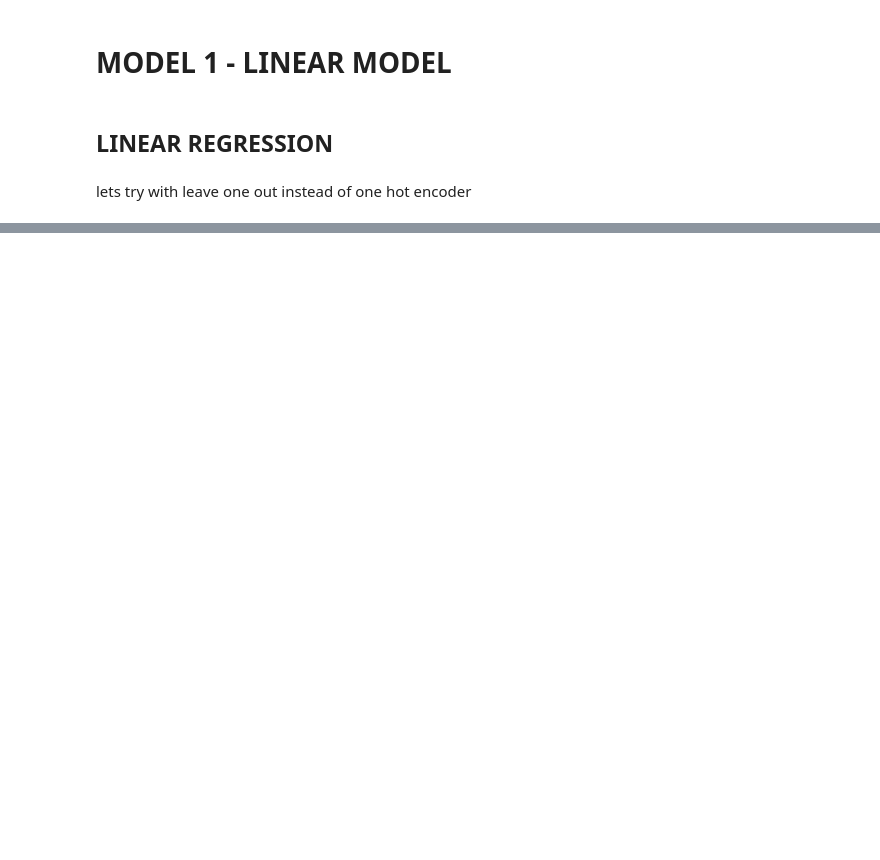
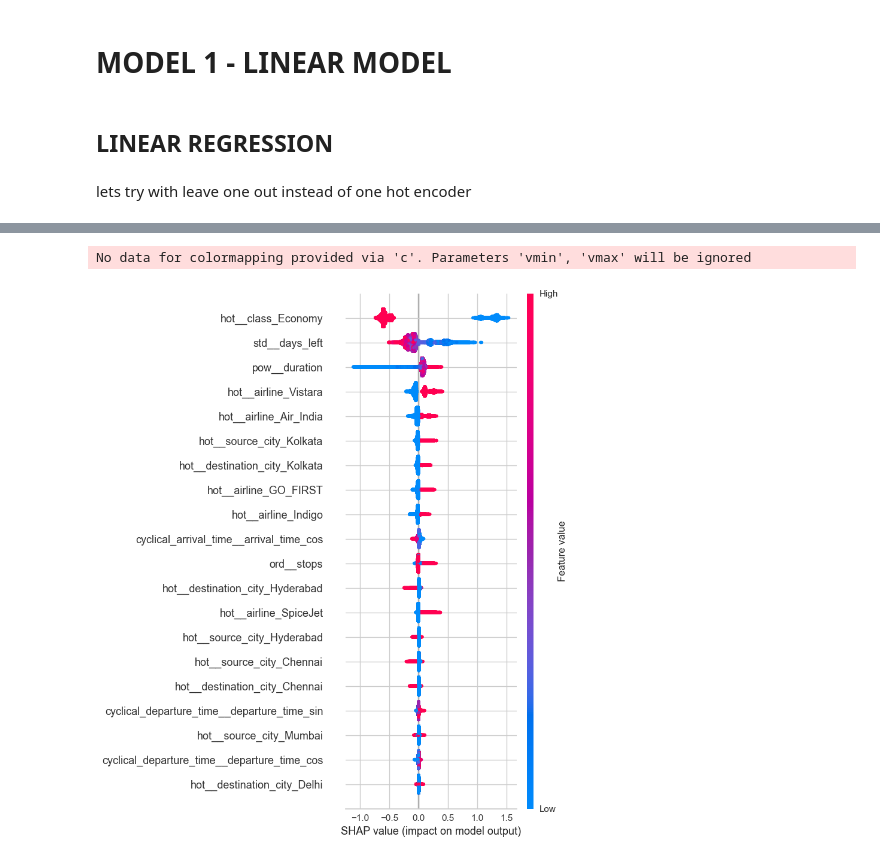
Before and after one commit to baldogiovine/763691, a Jupyter notebook: flights_provola.ipynb, the cells around one changed output, grey strips where cells are left out. Saved outputs shown, nothing was run; the diff lists cells and outputs as text; code cells hidden in the pictures; blank space fills up the shorter version.

```diff
--- a/flights_provola.ipynb
+++ b/flights_provola.ipynb
@@ -784,0 +1000,3 @@ visualizer()
+# %%
+model = RandomForestRegressor()
+model.fit(X_train, y_train.ravel())
@@ -784,0 +1022,3 @@ visualizer()
+# %%
+X_train_ct = ctc.fit_transform(X_train)
+X_test_ct = ctc.transform(X_test)
@@ -784,0 +1033,3 @@ visualizer()
+# %%
+model = HistGradientBoostingRegressor()
+model.fit(X_train_ct, y_train.ravel()) #,  sample_weight=weights
@@ -784,0 +1071,20 @@ visualizer()
+# %%
+shap.initjs()
+
+feature_names = ctc.get_feature_names_out()
+
+explainer = shap.Explainer(model)
+shap_values = explainer(X_test_ct) #capire se si deve usare X_train o X_test
+
+# Get the absolute SHAP values for each feature
+abs_shap_values = np.abs(shap_values.values).mean(0)
+
+# Sort the features by average absolute SHAP value
+importance_order = np.argsort(abs_shap_values)[::-1]
+
+X_train_ct = pd.DataFrame(X_test_ct, columns=feature_names) #capire se si deve usare X_train o X_test
+
+# Print the feature importance ranking
+print("Feature importance ranking:")
+for i in importance_order:
+    print(X_train_ct.columns[i], abs_shap_values[i])
@@ -784,0 +1114,5 @@ visualizer()
+# %%
+shap.summary_plot(shap_values, X_train_ct)
+# %% [output]
+No data for colormapping provided via 'c'. Parameters 'vmin', 'vmax' will be ignored
+[figure, added]
```
Also changed, not shown: parts of 170 cells of this notebook.
